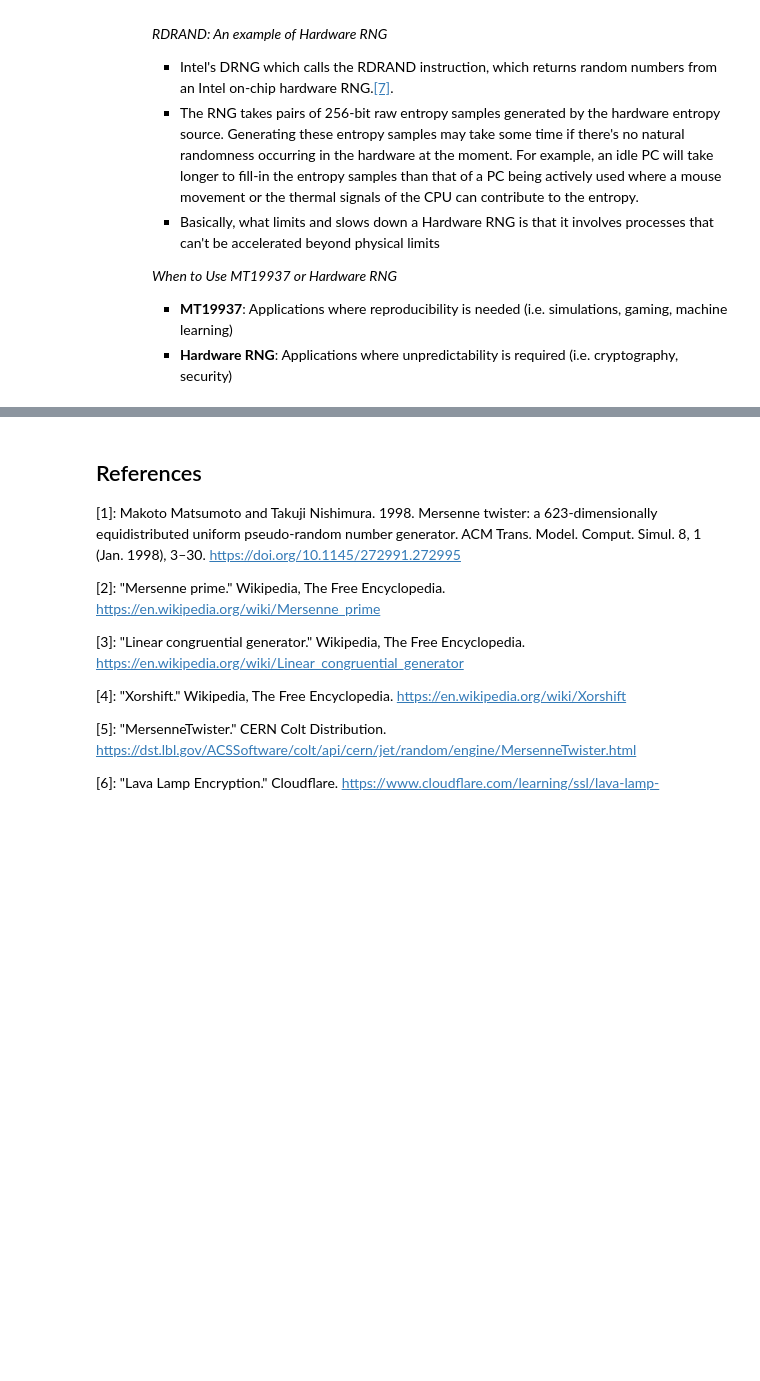
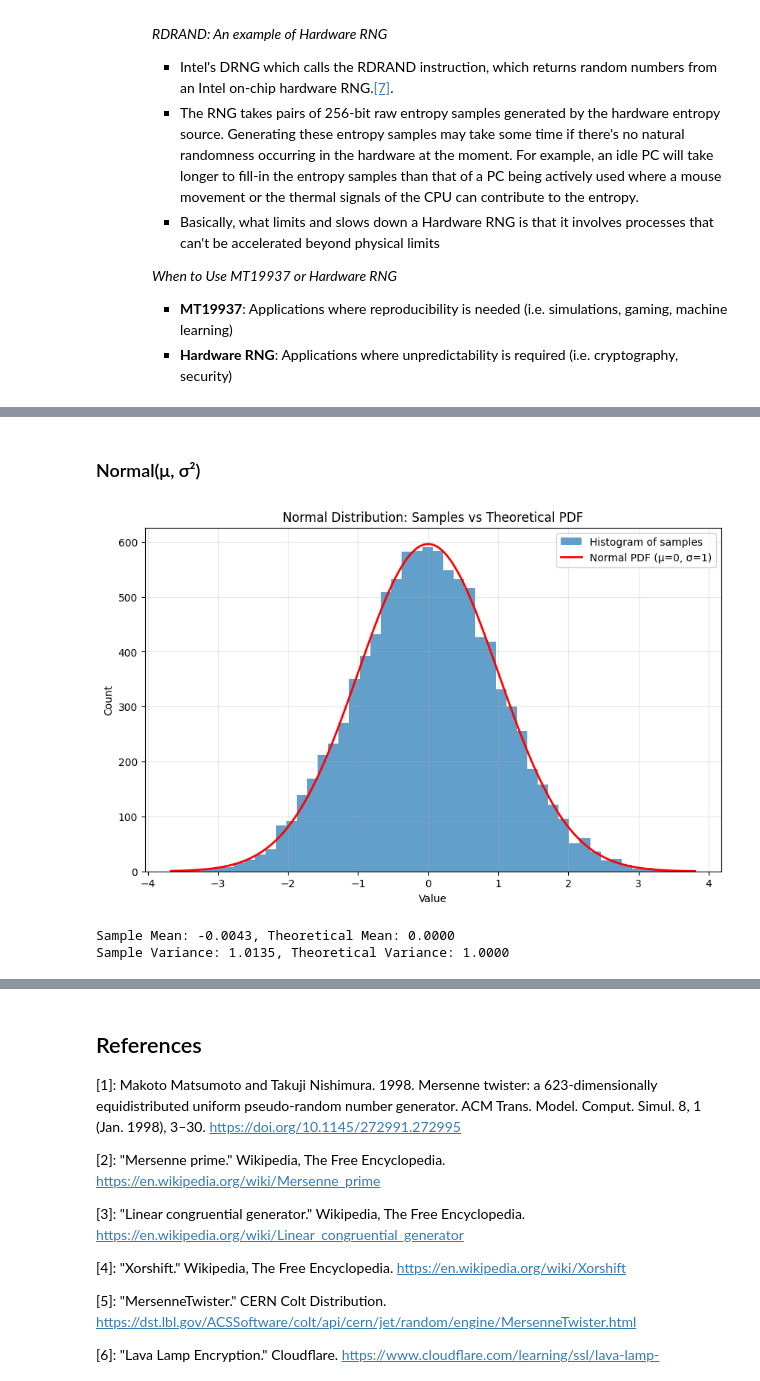
Before and after one commit to angelhalili-edu/ai212-s3, a Jupyter notebook: Problem1_RandomNumberGeneration.ipynb, the cells around one changed output, grey strips where cells are left out. Cells and saved outputs as stored; diff of their text form; code cells hidden in the pictures; blank space fills up the shorter version.

```diff
--- a/Problem1_RandomNumberGeneration.ipynb
+++ b/Problem1_RandomNumberGeneration.ipynb
@@ -168,0 +391,59 @@ Despite its strengths, MT19937 has drawbacks:
+# %% [markdown]
+### Normal(μ, σ²)
+# %%
+import numpy as np
+import matplotlib.pyplot as plt
+from scipy.stats import norm
+
+# Box-Muller transform to generate normal random variables
+def generate_normal(n, mu=0, sigma=1):
+    # Generate uniform random numbers using our mt19937 RNG
+    u1 = np.array([mt19937RNG.random() for _ in range(n)])
+    u2 = np.array([mt19937RNG.random() for _ in range(n)])
+
+    # Apply Box-Muller transform
+    z0 = np.sqrt(-2.0 * np.log(u1)) * np.cos(2 * np.pi * u2)
+
+    # Transform to desired mean and standard deviation
+    return mu + sigma * z0
+
+# Parameters
+mu = 0      # Mean
+sigma = 1   # Standard deviation
+n_samples = 10000
+
+# Generate samples
+normal_samples = generate_normal(n_samples, mu, sigma)
+
+# Calculate sample statistics
+sample_mean = np.mean(normal_samples)
+sample_var = np.var(normal_samples)
+
+# Theoretical statistics
+theoretical_mean = mu
+theoretical_var = sigma**2
+
+# Plot histogram without normalization
+plt.figure(figsize=(10, 6))
+plt.hist(normal_samples, bins=50, density=False, alpha=0.7, label='Histogram of samples')
+
+# Generate points for the theoretical PDF curve
+x = np.linspace(min(normal_samples), max(normal_samples), 1000)
+pdf = norm.pdf(x, mu, sigma)
+# Scale the PDF to match the non-normalized histogram
+pdf_scaled = pdf * n_samples * (max(normal_samples) - min(normal_samples)) / 50
+plt.plot(x, pdf_scaled, 'r-', lw=2, label=f'Normal PDF (μ={mu}, σ={sigma})')
+
+plt.title('Normal Distribution: Samples vs Theoretical PDF')
+plt.xlabel('Value')
+plt.ylabel('Count')
+plt.legend()
+plt.grid(True, alpha=0.3)
+plt.show()
+
+print(f"Sample Mean: {sample_mean:.4f}, Theoretical Mean: {theoretical_mean:.4f}")
+print(f"Sample Variance: {sample_var:.4f}, Theoretical Variance: {theoretical_var:.4f}")
+# %% [output]
+[figure, added]
+Sample Mean: -0.0043, Theoretical Mean: 0.0000
+Sample Variance: 1.0135, Theoretical Variance: 1.0000
```
Also changed, not shown: parts of 21 cells of this notebook.
